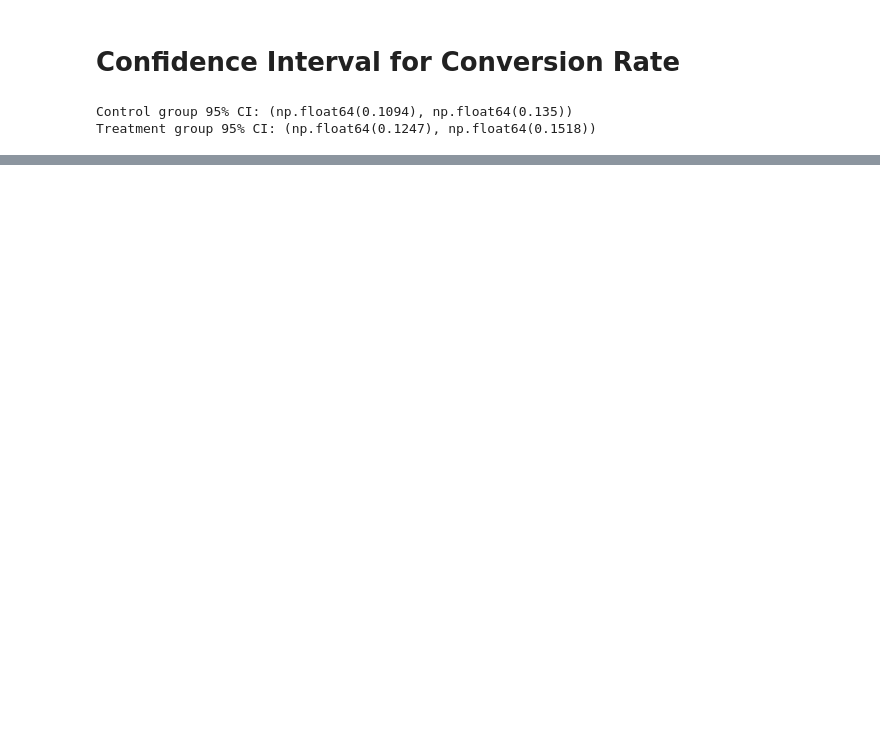
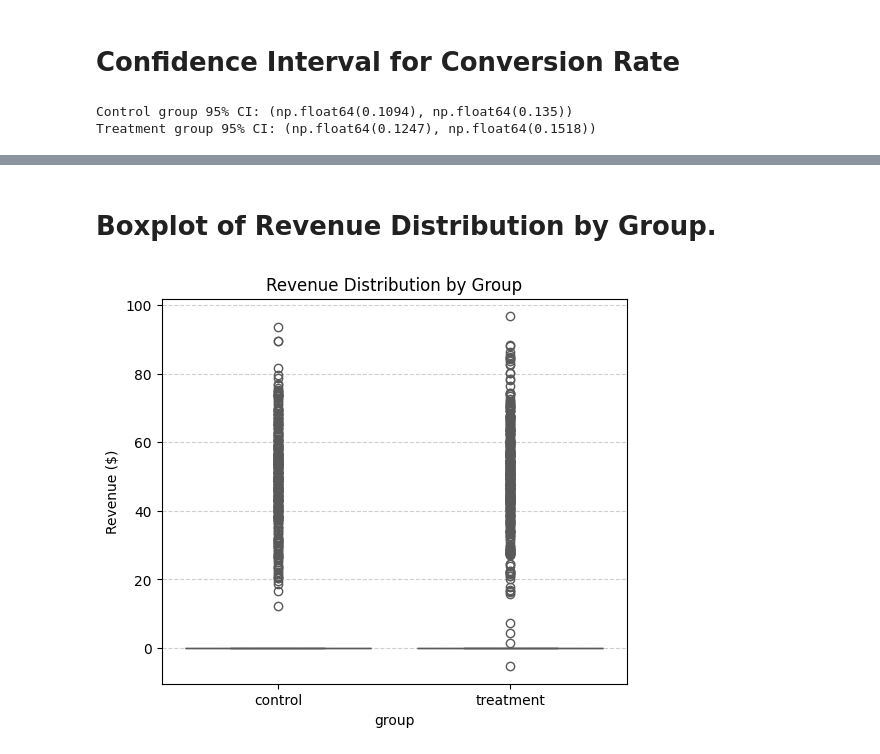
Before and after one commit to getrudeHarriet/ecommerce-ab-test, a Jupyter notebook: notebooks/3_ab_testing_stats.ipynb, the cells around one changed output, grey strips where cells are left out. Saved outputs shown, nothing was run; the diff lists cells and outputs as text; code cells hidden in the pictures; blank space fills up the shorter version.

```diff
--- a/notebooks/3_ab_testing_stats.ipynb
+++ b/notebooks/3_ab_testing_stats.ipynb
@@ -90,0 +123,13 @@ This helps visualize the uncertainity around our estimates.
+# %% [markdown]
+# Boxplot of Revenue Distribution by Group.
+# %%
+import seaborn as sns
+
+plt.figure(figsize=(6, 5))
+sns.boxplot(x='group', y='revenue', hue='group', data=df, palette='Set2', legend=False)
+plt.title("Revenue Distribution by Group")
+plt.ylabel("Revenue ($)")
+plt.grid(axis='y', linestyle='--', alpha=0.6)
+plt.show()
+# %% [output]
+[figure, added]
```
Also changed, not shown: parts of 5 cells of this notebook.
